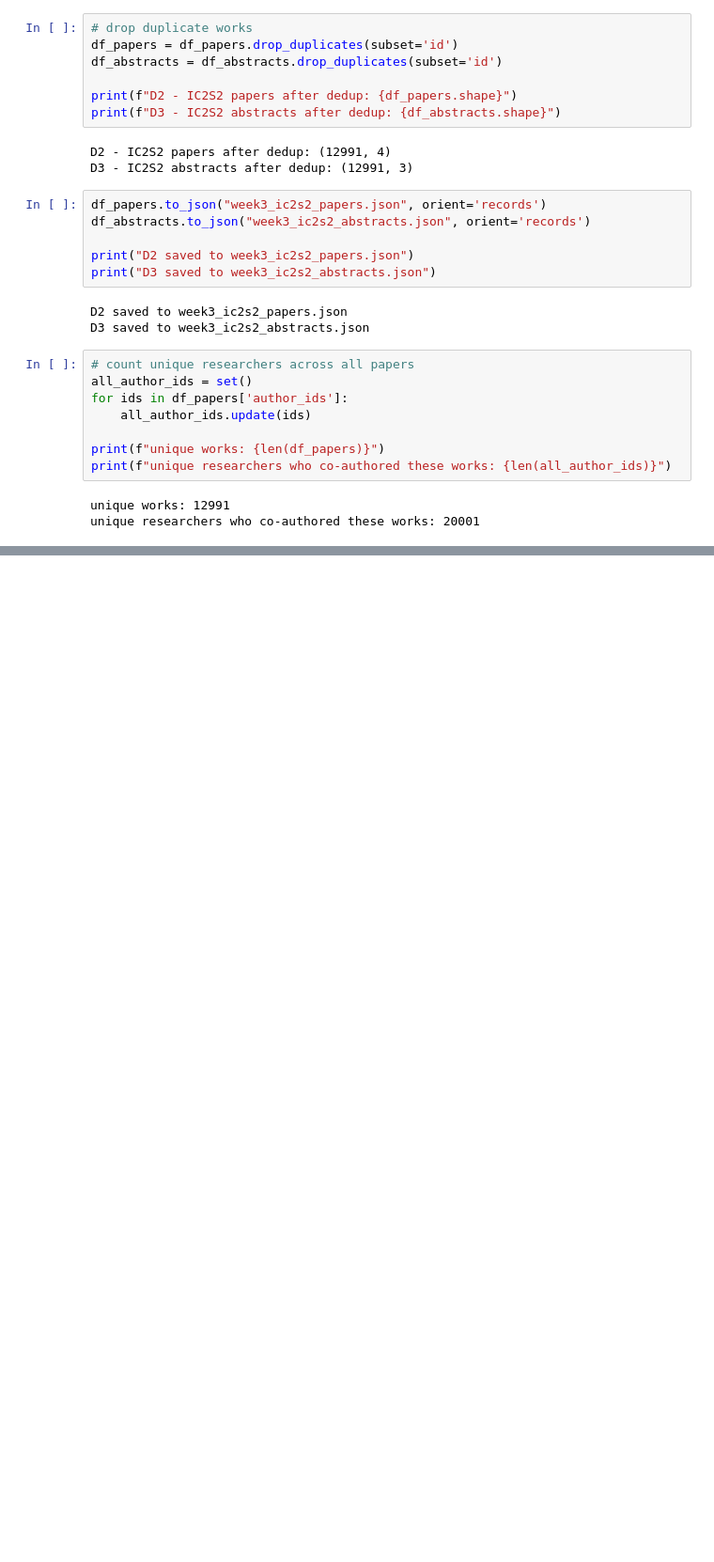
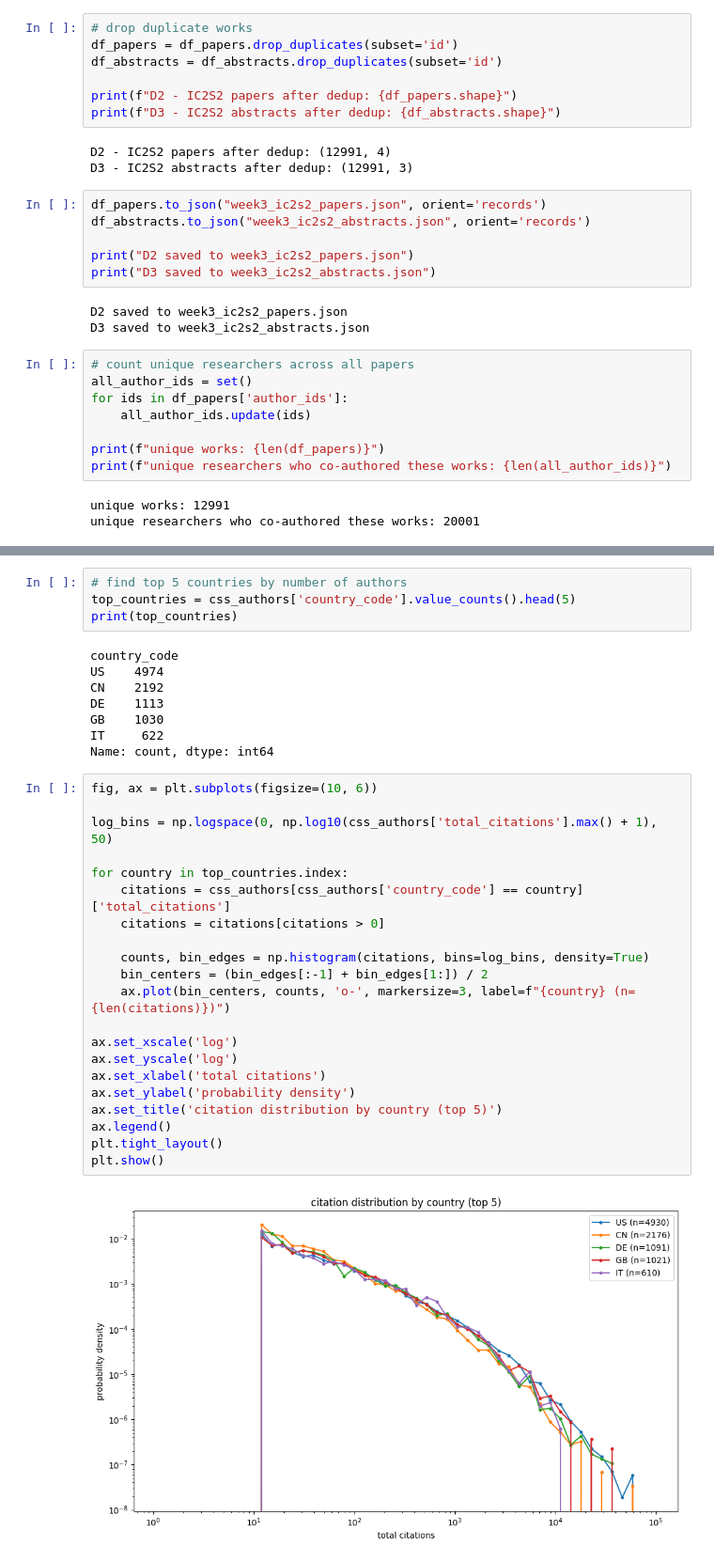
Before and after one commit to poulguoskov/cososc, a Jupyter notebook: exercises/week3.ipynb, the cells around one changed output, grey strips where cells are left out. Shown at 94% size. Cells and saved outputs as stored; diff of their text form; blank space fills up the shorter version.

```diff
--- a/exercises/week3.ipynb
+++ b/exercises/week3.ipynb
@@ -381,0 +816,35 @@ the filters help keep the dataset focused on established, interdisciplinary css
+# %%
+# find top 5 countries by number of authors
+top_countries = css_authors['country_code'].value_counts().head(5)
+print(top_countries)
+# %% [output]
+country_code
+US    4974
+CN    2192
+DE    1113
+GB    1030
+IT     622
+Name: count, dtype: int64
+# %%
+fig, ax = plt.subplots(figsize=(10, 6))
+
+log_bins = np.logspace(0, np.log10(css_authors['total_citations'].max() + 1), 50)
+
+for country in top_countries.index:
+    citations = css_authors[css_authors['country_code'] == country]['total_citations']
+    citations = citations[citations > 0]
+
+    counts, bin_edges = np.histogram(citations, bins=log_bins, density=True)
+    bin_centers = (bin_edges[:-1] + bin_edges[1:]) / 2
+    ax.plot(bin_centers, counts, 'o-', markersize=3, label=f"{country} (n={len(citations)})")
+
+ax.set_xscale('log')
+ax.set_yscale('log')
+ax.set_xlabel('total citations')
+ax.set_ylabel('probability density')
+ax.set_title('citation distribution by country (top 5)')
+ax.legend()
+plt.tight_layout()
+plt.show()
+# %% [output]
+[figure, added]
```
Also changed, not shown: parts of 26 cells of this notebook, 6 other files.
